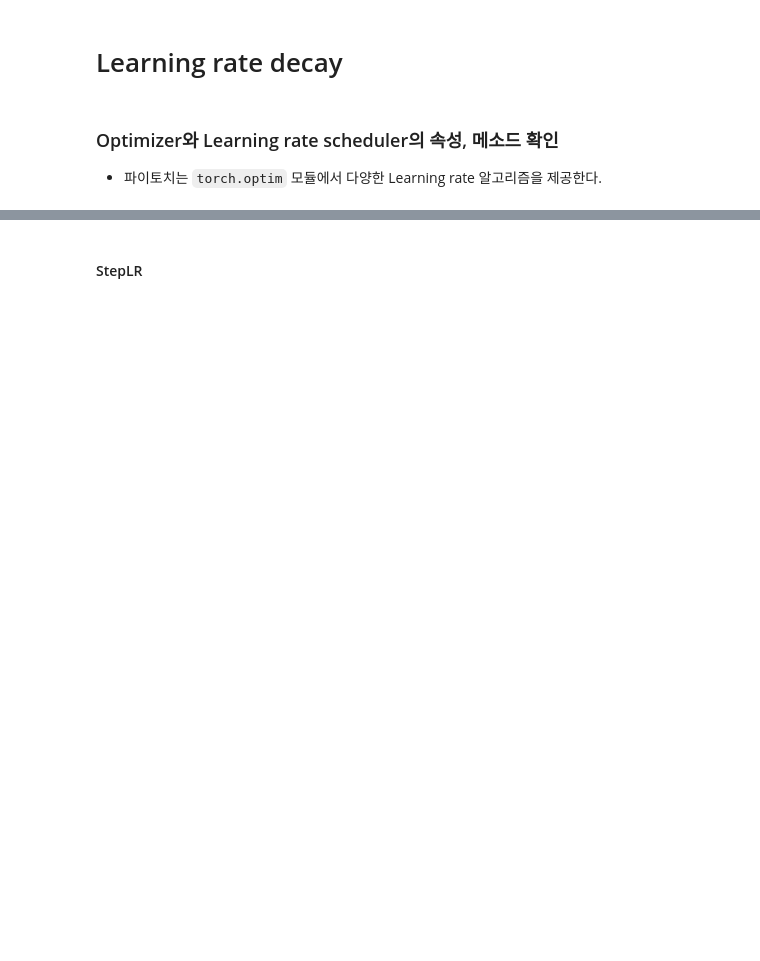
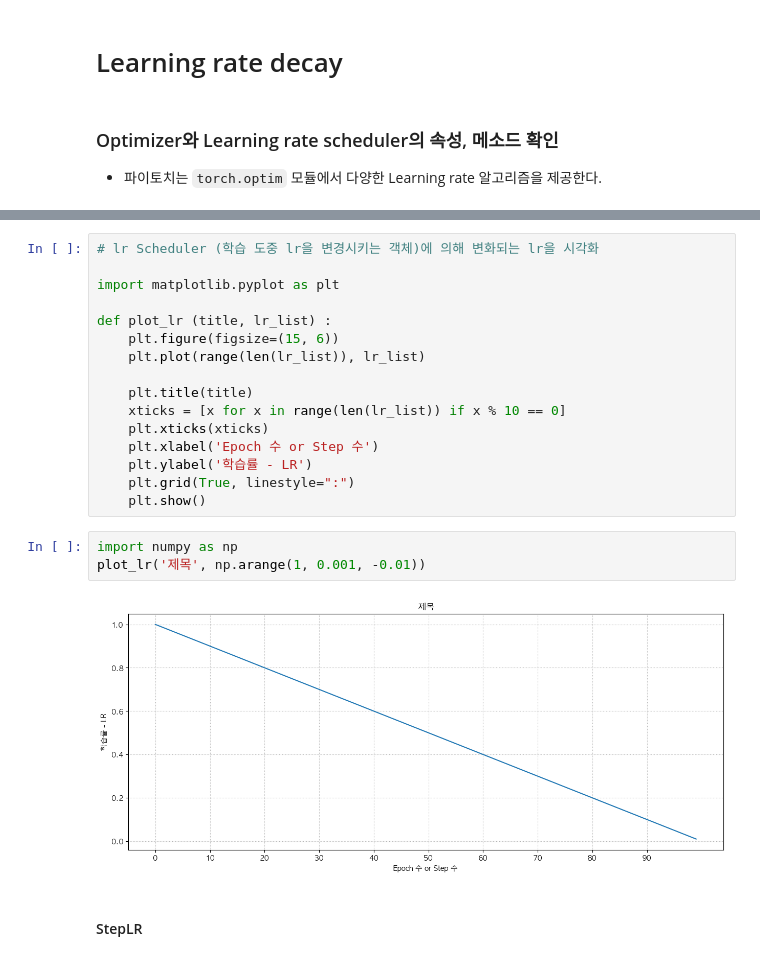
Before and after one commit to eunjinn05/SK_python, a Jupyter notebook: 09_deeplearning_pytorch/08_2_딥러닝모델_성능개선_예제.ipynb, the cells around one changed output, grey strips where cells are left out. Cells and saved outputs as stored; diff of their text form; blank space fills up the shorter version.

```diff
--- a/09_deeplearning_pytorch/08_2_딥러닝모델_성능개선_예제.ipynb
+++ b/09_deeplearning_pytorch/08_2_딥러닝모델_성능개선_예제.ipynb
@@ -455,2 +615,23 @@ TypeError: fit() got multiple values for argument 'model'
+# %%
+# lr Scheduler (학습 도중 lr을 변경시키는 객체)에 의해 변화되는 lr을 시각화
+
+import matplotlib.pyplot as plt
+
+def plot_lr (title, lr_list) :
+    plt.figure(figsize=(15, 6))
+    plt.plot(range(len(lr_list)), lr_list)
+
+    plt.title(title)
+    xticks = [x for x in range(len(lr_list)) if x % 10 == 0]
+    plt.xticks(xticks)
+    plt.xlabel('Epoch 수 or Step 수')
+    plt.ylabel('학습률 - LR')
+    plt.grid(True, linestyle=":")
+    plt.show()
+# %%
+import numpy as np
+plot_lr('제목', np.arange(1, 0.001, -0.01))
+# %% [output]
+[figure, added]
 # %% [markdown]
 #### StepLR
```
Also changed, not shown: parts of 21 cells of this notebook, 8 other files.
